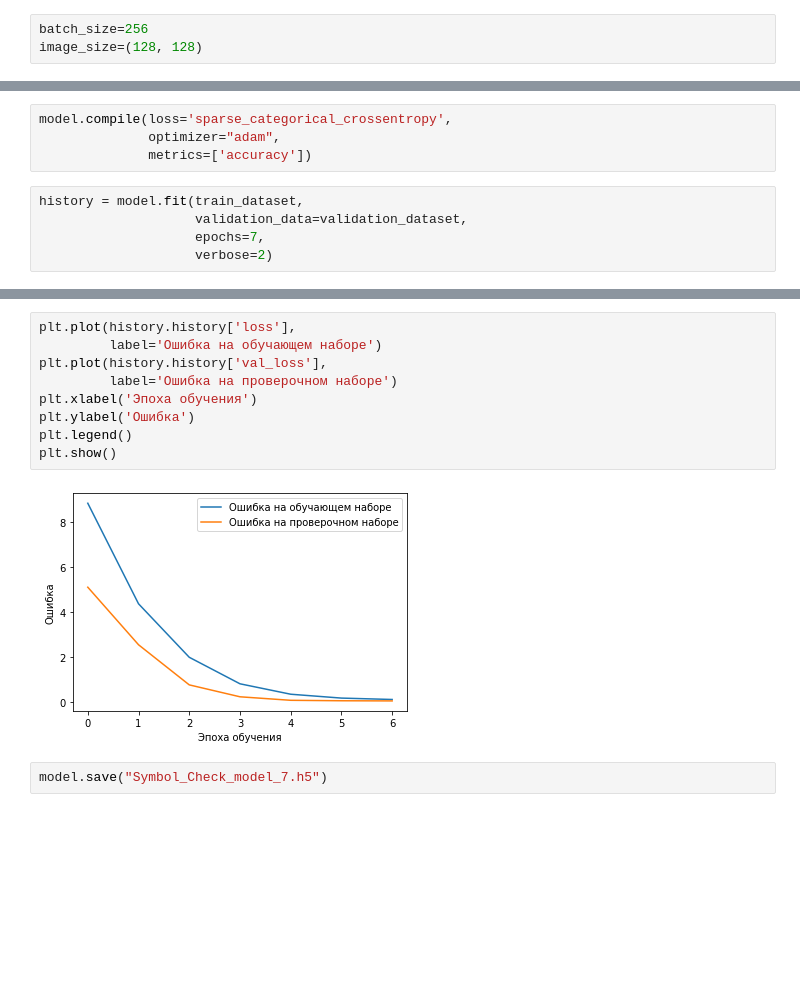
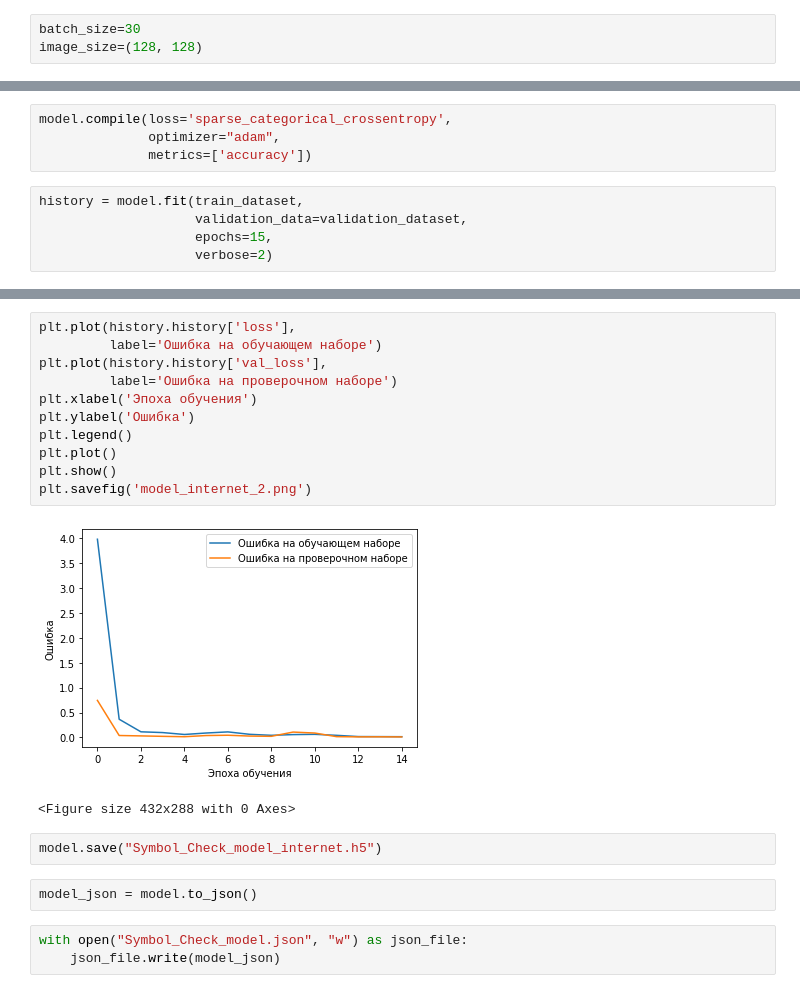
Before and after one commit to OlegMyagkov/GraduationWork, a Jupyter notebook: Classificator.ipynb, the cells around one changed output, grey strips where cells are left out. Saved outputs shown, nothing was run; the diff lists cells and outputs as text; blank space fills up the shorter version.

```diff
--- a/Classificator.ipynb
+++ b/Classificator.ipynb
@@ -12,5 +18,5 @@ import matplotlib.pyplot as plt
 # %%
-batch_size=256
+batch_size=30
 image_size=(128, 128)
 # %% [markdown]
 # Набор данных для обучения
@@ -127,6 +146,6 @@ model.compile(loss='sparse_categorical_crossentropy',
 # %%
 history = model.fit(train_dataset,
                     validation_data=validation_dataset,
-                    epochs=7,
+                    epochs=15,
                     verbose=2)
 # %% [output]
@@ -166,13 +190,21 @@ plt.show()
 # %%
 plt.plot(history.history['loss'],
          label='Ошибка на обучающем наборе')
 plt.plot(history.history['val_loss'],
          label='Ошибка на проверочном наборе')
 plt.xlabel('Эпоха обучения')
 plt.ylabel('Ошибка')
 plt.legend()
+plt.plot()
 plt.show()
+plt.savefig('model_internet_2.png')
 # %% [output]
-[figure, old version]
+[figure, new version]
+<Figure size 432x288 with 0 Axes>
 # %%
-model.save("Symbol_Check_model_7.h5")
+model.save("Symbol_Check_model_internet.h5")
+# %%
+model_json = model.to_json()
+# %%
+with open("Symbol_Check_model.json", "w") as json_file:
+    json_file.write(model_json)
```
Also changed, not shown: parts of 72 cells of this notebook, 4 other files.
